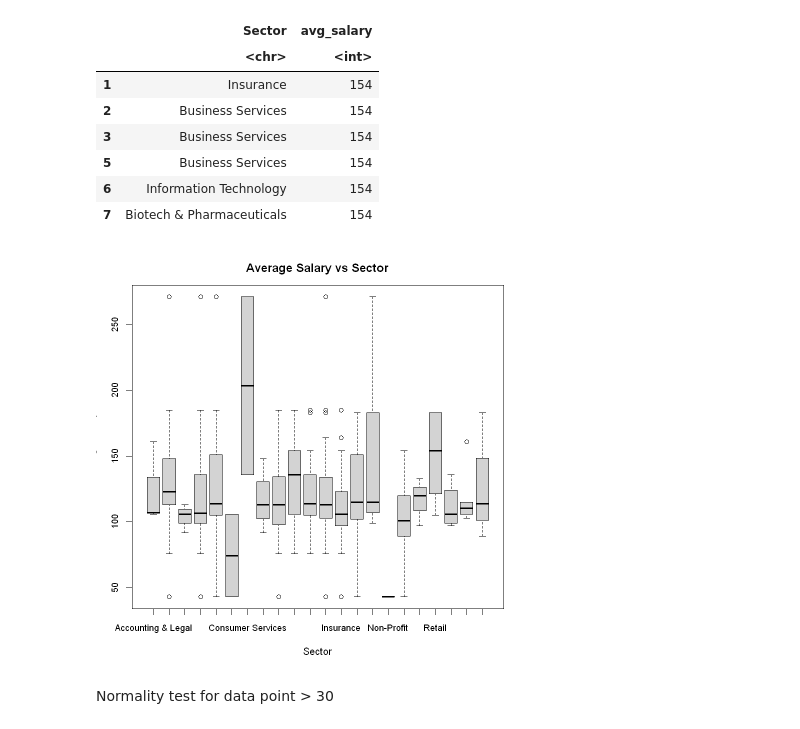
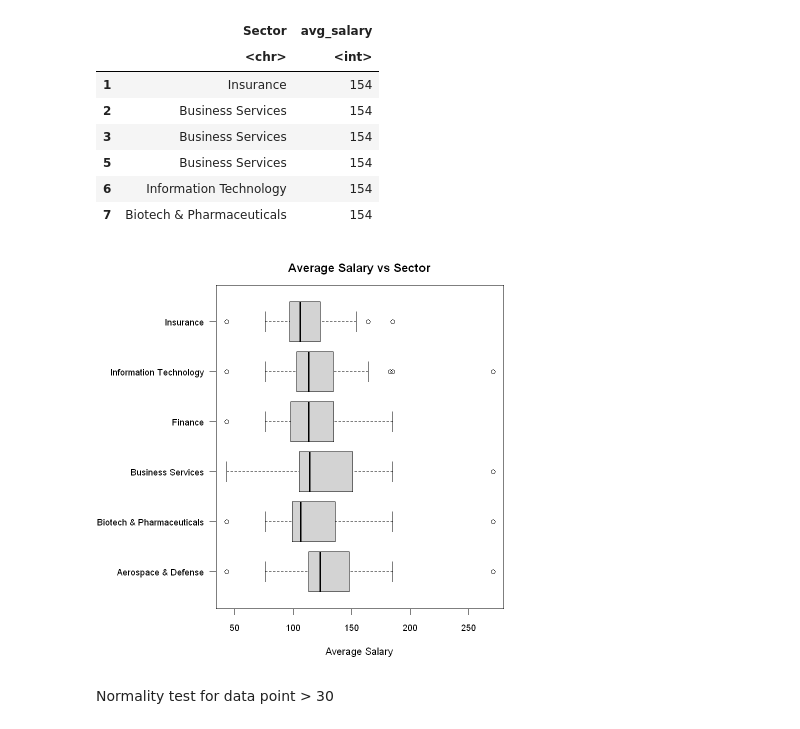
Before and after one commit to ngyh6726/MH3511_R_Project, a Jupyter notebook: WY analysis.ipynb, the cells around one changed output. Drawn from its saved outputs; the diff is of its cells as text; code cells hidden in the pictures.

```diff
--- a/WY analysis.ipynb
+++ b/WY analysis.ipynb
@@ -123,7 +137,8 @@ A data.frame: 22 × 2
 | Transportation & Logistics | 103, 106.25, 110.5, 117.6667, 114... |
 | Travel & Tourism | 89, 101.50, 114.0, 128.6667, 148.... |
 # %%
-sector_counts <- aggregate(avg_salary ~ Sector, data=df, FUN=length)
+sector_counts <- aggregate(df$avg_salary, by = list(df$Sector), FUN = length)
+names(sector_counts) <- c("Sector", "Freq")
 sector_counts
 # %% [output]
 A data.frame: 22 × 2
@@ -149,7 +164,7 @@ A data.frame: 22 × 2
 Filter the sector with more than 30 data points
 # %%
 # Extract the sectors with more than 30 data points
-selected_sectors <- subset(sector_counts, avg_salary > 30)
+selected_sectors <- subset(sector_counts, sector_counts$Freq > 30)
 selected_sectors
 # %% [output]
 A data.frame: 6 × 2
@@ -184,12 +199,13 @@ A data.frame: 6 × 2
 | 6 | Information Technology | 154 |
 | 7 | Biotech & Pharmaceuticals | 154 |
 # %%
-par(mar=c(5, 3, 3, 1))  # Adjust the margin if needed
+par(mar=c(5, 10, 3, 1))  # Adjust the margin if needed
 par(cex.axis = 0.9)
-boxplot(avg_salary~Sector, ylab="Average Salary",)
+par(las=1)
+boxplot(df_new$avg_salary~df_new$Sector, xlab="Average Salary",ylab=" ",horizontal=TRUE)
 title(main = "Average Salary vs Sector")
 # %% [output]
-[figure, old version]
+[figure, new version]
 # %% [markdown]
 Normality test for data point > 30
 # %%
```
Also changed, not shown: parts of 10 cells of this notebook.
